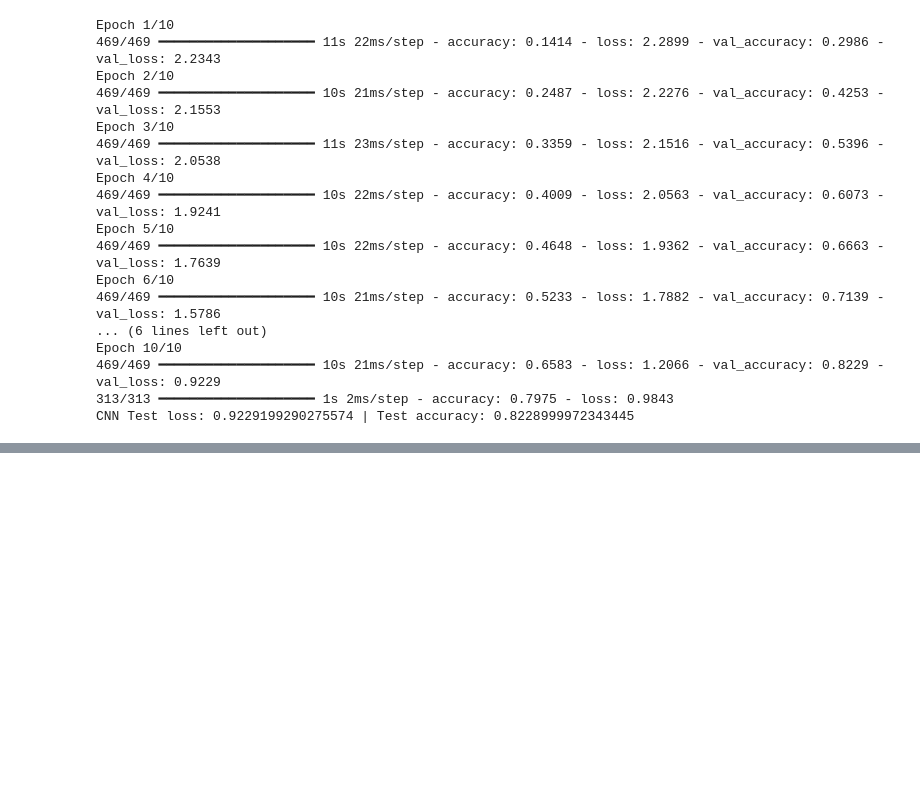
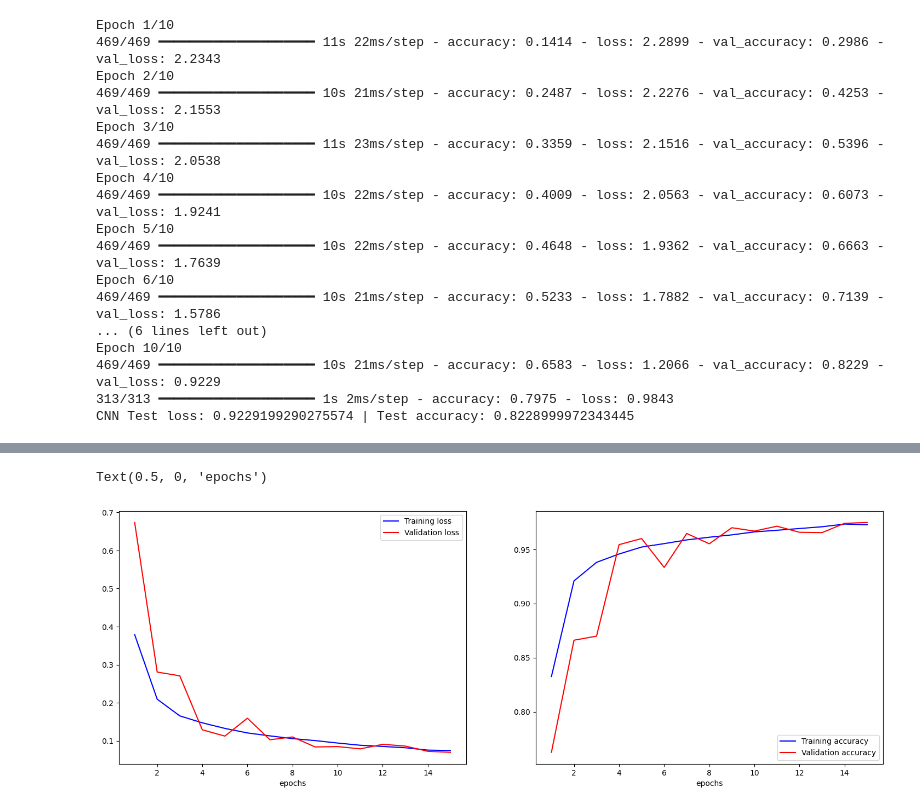
Before and after one commit to yjmark/Remote-sensing, a Jupyter notebook: week08/lab.ipynb, the cells around one changed output, grey strips where cells are left out. Drawn from its saved outputs; the diff is of its cells as text; code cells hidden in the pictures; blank space fills up the shorter version.

```diff
--- a/week08/lab.ipynb
+++ b/week08/lab.ipynb
@@ -153,0 +282,4 @@ CNN Test loss: 0.9229199290275574 | Test accuracy: 0.8228999972343445
+# %%
+## Get the shape of a single sample
+dshape = X_tr.shape[1:]
+dshape
@@ -153,0 +332,16 @@ CNN Test loss: 0.9229199290275574 | Test accuracy: 0.8228999972343445
+# %%
+## Compile the model
+OPT = Adam(learning_rate=0.0001)
+NUM_EPOCH = 15
+B_SIZE = 64
+model.compile(loss="binary_crossentropy", optimizer=OPT, metrics=["accuracy"])
+# %%
+## Train the model
+mdl_tr = model.fit(
+    X_tr,
+    y_tr,
+    batch_size=B_SIZE,
+    epochs=NUM_EPOCH,
+    shuffle=True,
+    validation_data=(X_te, y_te),
+)
@@ -153,0 +366,32 @@ CNN Test loss: 0.9229199290275574 | Test accuracy: 0.8228999972343445
+# %%
+## Plot the learning stats
+fig, ax = plt.subplots(1, 2, figsize=[18, 6])
+ax[0].plot(
+    range(1, NUM_EPOCH + 1), mdl_tr.history["loss"], c="blue", label="Training loss"
+)
+ax[0].plot(
+    range(1, NUM_EPOCH + 1),
+    mdl_tr.history["val_loss"],
+    c="red",
+    label="Validation loss",
+)
+ax[0].legend()
+ax[0].set_xlabel("epochs")
+
+ax[1].plot(
+    range(1, NUM_EPOCH + 1),
+    mdl_tr.history["accuracy"],
+    c="blue",
+    label="Training accuracy",
+)
+ax[1].plot(
+    range(1, NUM_EPOCH + 1),
+    mdl_tr.history["val_accuracy"],
+    c="red",
+    label="Validation accuracy",
+)
+ax[1].legend()
+ax[1].set_xlabel("epochs")
+# %% [output]
+Text(0.5, 0, 'epochs')
+[figure, added]
```
Also changed, not shown: parts of 19 cells of this notebook, 1 other file.
